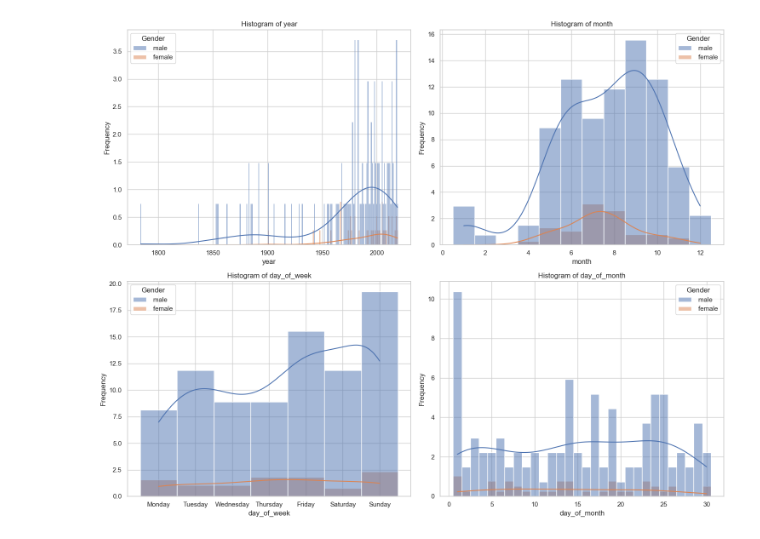
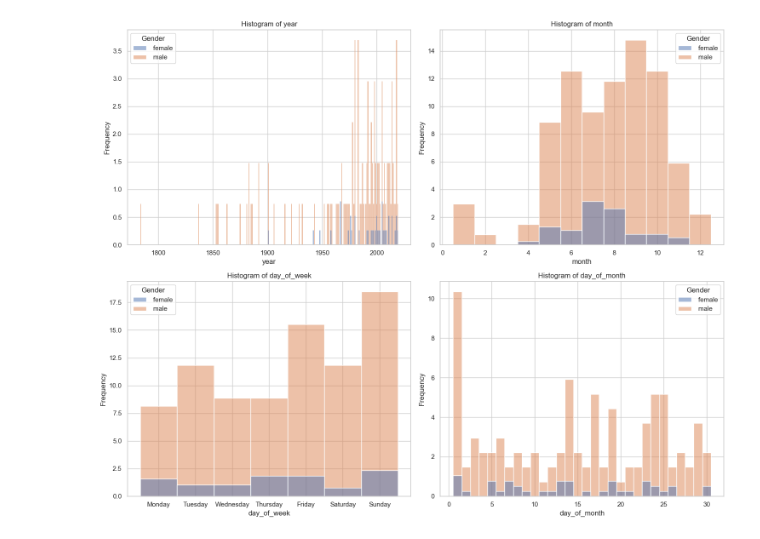
Before and after one commit to ljime080/CAP4612_Final_Project, a Jupyter notebook: final_project.ipynb, the cells around one changed output. Saved outputs shown, nothing was run; the diff lists cells and outputs as text; code cells hidden in the pictures.

```diff
--- a/final_project.ipynb
+++ b/final_project.ipynb
@@ -18,11 +19,16 @@ df.head()
 | 3 | December 8, 1990 | Point Lay, Alaska | While Stalker was walking with hi... | Polar | 69.742800 | -163.011250 | Carl Stalker | 28 | male |
 | 4 | November 29, 1983 | Churchill, Manitoba | Mutanen was attacked and dragged ... | Polar | 58.767755 | -94.163998 | Thomas Mutanen | 46 | male |
 # %%
+dow_categories = ['Monday' , 'Tuesday' , 'Wednesday' , 'Thursday' , 'Friday' , 'Saturday' , 'Sunday']
+
+
 df.Date = pd.to_datetime(df.Date , format = 'mixed' , errors='coerce')
-df['year'] = df.Date.dt.year
-df['month'] = df.Date.dt.month
-df['day_of_month'] = df.Date.dt.day
-df['day_of_week'] = df.Date.dt.day_name()
+df['year'] = pd.Categorical(df.Date.dt.year.astype('Int64') , ordered=True)
+df['month'] = pd.Categorical(df.Date.dt.month.astype('Int64') ,categories = list(range(1 , 13)) )
+df['day_of_month'] = pd.Categorical(df.Date.dt.day.astype('Int64') ,categories = list(range(1 , 32)) )
+df['day_of_week'] = pd.Categorical(df.Date.dt.day_name() , categories = dow_categories)
+
+df['Gender'] = pd.Categorical(df['Gender'])
 df.head()
 # %% [output]
 |  | Date | Location | Details | Bear | Latitude | Longitude | Name | Age | Gender | year | month | ... |
@@ -92,21 +98,21 @@ df.head()
 # %%
 
 sns.set(style="whitegrid")
 
 columns_to_plot = ["year" , "month" , "day_of_week" , "day_of_month"]
 
 fig, axes = plt.subplots(nrows=2, ncols=2, figsize=(15, 12))
 
 
 axes = axes.flatten()
 
 
 for i, column in enumerate(columns_to_plot):
-    sns.histplot(x=column , data=df , ax=axes[i] , kde = True , discrete = True , hue = 'Gender' , stat = "frequency")
+    sns.histplot(x=column , data=df , ax=axes[i] ,  discrete = True , hue = 'Gender' , stat = "frequency")
     axes[i].set_title(f"Histogram of {column}")
 
 
 plt.tight_layout()
 plt.show()
 # %% [output]
-[figure, old version]
+[figure, new version]
```
Also changed, not shown: parts of 15 cells of this notebook.
